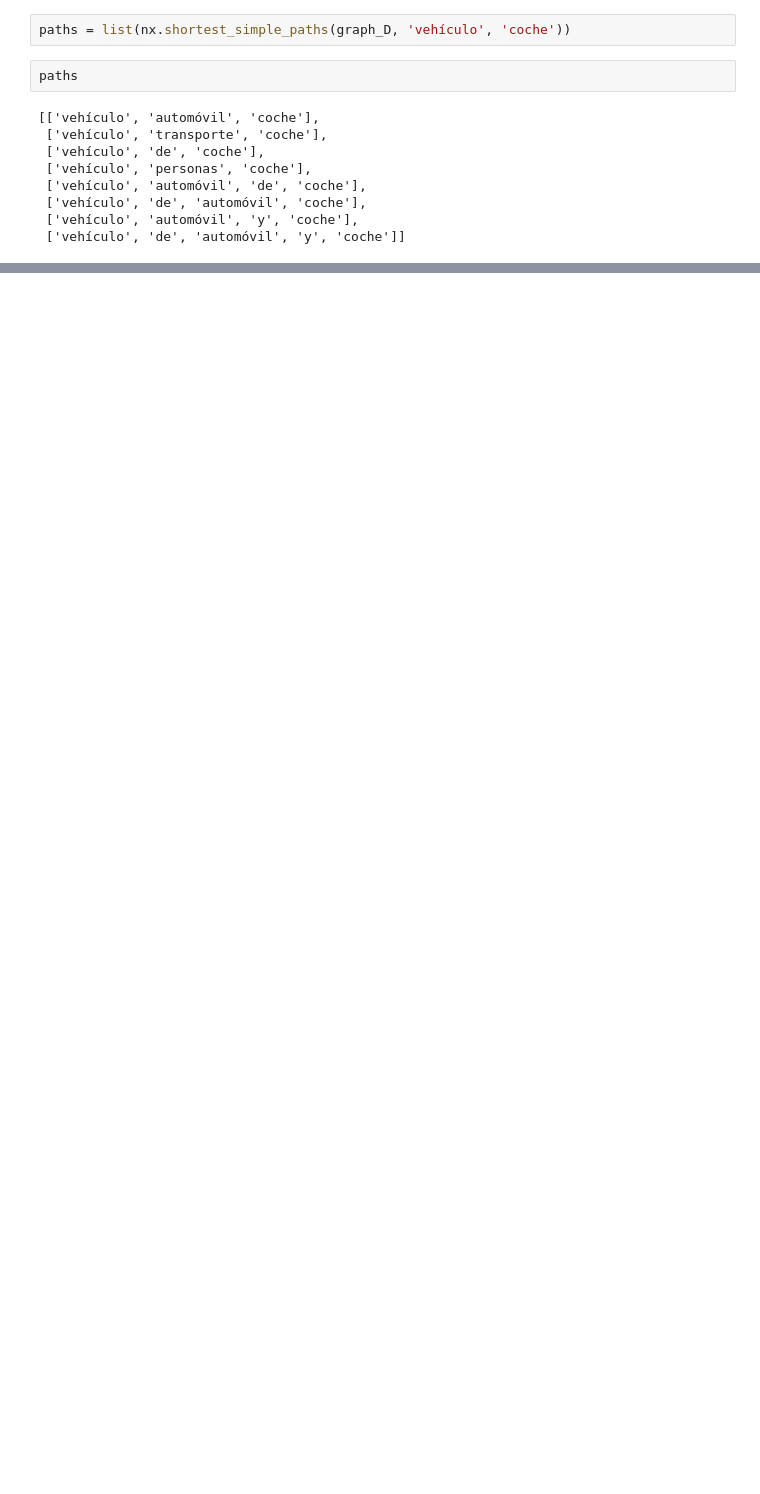
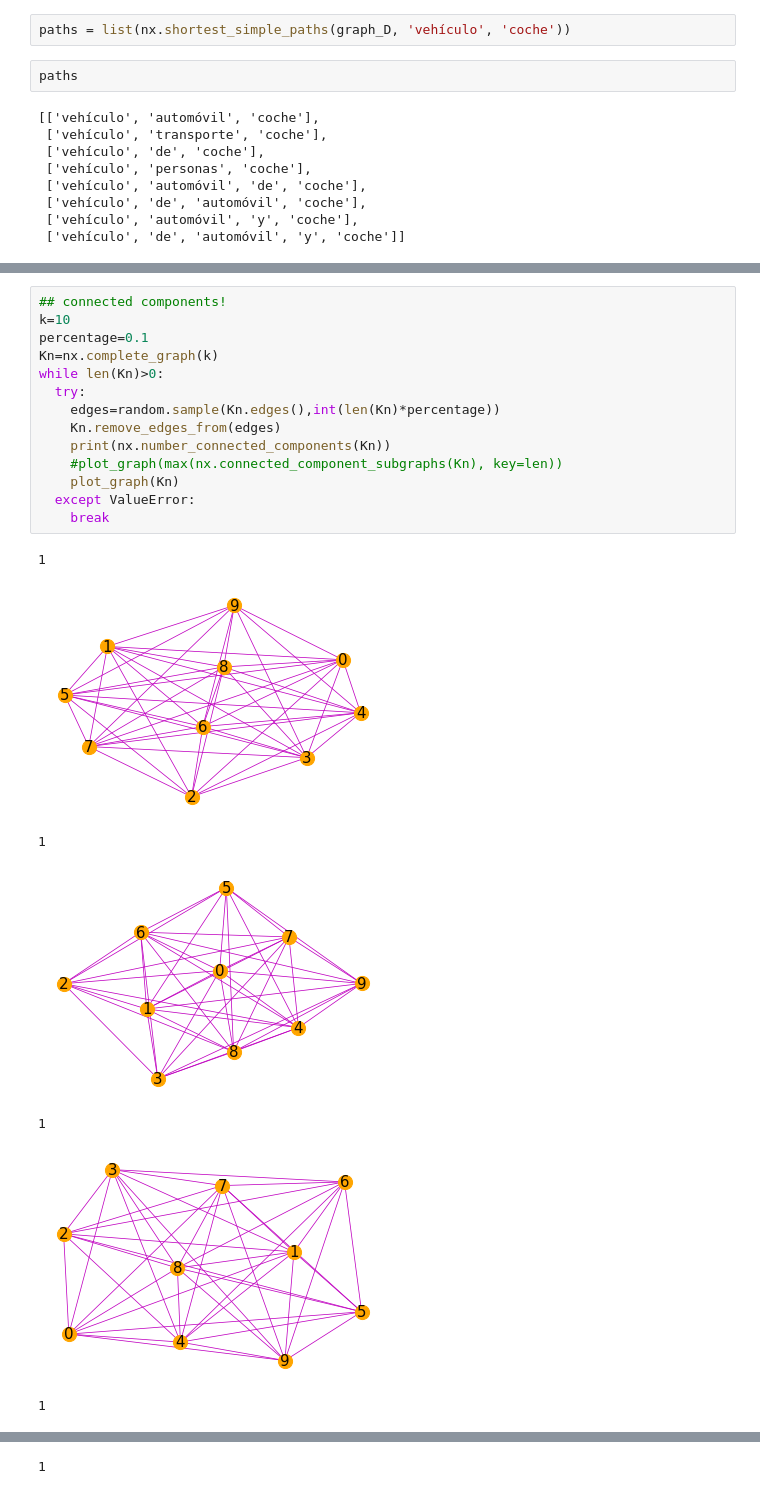
Before and after one commit to javiervz/network_science, a Jupyter notebook: graphs.ipynb, the cells around one changed output, grey strips where cells are left out. Cells and saved outputs as stored; diff of their text form; blank space fills up the shorter version.

```diff
--- a/graphs.ipynb
+++ b/graphs.ipynb
@@ -296,0 +296,22 @@ paths
+# %%
+## connected components!
+k=10
+percentage=0.1
+Kn=nx.complete_graph(k)
+while len(Kn)>0:
+  try:
+    edges=random.sample(Kn.edges(),int(len(Kn)*percentage))
+    Kn.remove_edges_from(edges)
+    print(nx.number_connected_components(Kn))
+    #plot_graph(max(nx.connected_component_subgraphs(Kn), key=len))
+    plot_graph(Kn)
+  except ValueError:
+    break
+# %% [output]
+1
+[figure, added]
+1
+[figure, added]
+1
+[figure, added]
+1
@@ -296,0 +319 @@ paths
+1
```
Also changed, not shown: parts of 13 cells of this notebook.
